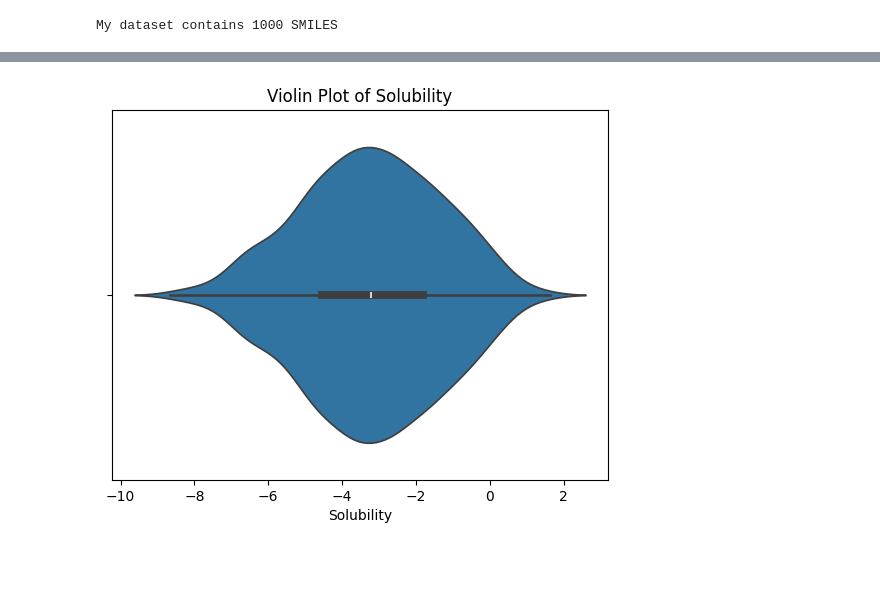
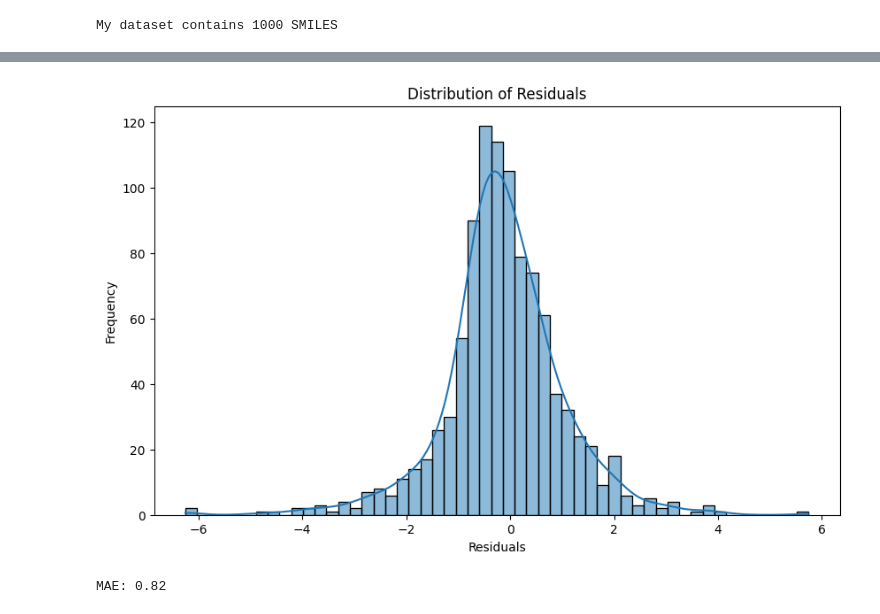
Before and after one commit to dzumii/eos6oli_model_validation, a Jupyter notebook: notebooks/Ersilia_Week2_Task1_3to4.ipynb, the cells around one changed output, grey strips where cells are left out. Drawn from its saved outputs; the diff is of its cells as text; code cells hidden in the pictures; blank space fills up the shorter version.

```diff
--- a/notebooks/Ersilia_Week2_Task1_3to4.ipynb
+++ b/notebooks/Ersilia_Week2_Task1_3to4.ipynb
@@ -513,12 +471,26 @@ plt.show()
-# %%
-#violin plot
-import seaborn as sns
-
-sns.violinplot(x=solubility_values)
-plt.xlabel('Solubility')
-plt.title('Violin Plot of Solubility')
-
-plt.savefig('/content/drive/MyDrive/Ersilia/1000MoleculesViolin_plot.png')
-plt.show()
-# %% [output]
-[figure, removed]
+# %%
+# Calculate residuals
+predictions['Residuals'] = predictions['actual_solubility'] - predictions['predicted_solubility']
+
+# Create histogram of residuals
+plt.figure(figsize=(10, 6))
+sns.histplot(predictions['Residuals'], kde=True)
+plt.title('Distribution of Residuals')
+plt.xlabel('Residuals')
+plt.ylabel('Frequency')
+
+plt.savefig('/content/drive/MyDrive/Ersilia/1000MoleculesResidual_plot.png')
+plt.show()
+# %% [output]
+[figure, added]
+# %%
+import numpy as np
+from sklearn.metrics import mean_absolute_error, mean_squared_error
+
+mae = mean_absolute_error(predictions['actual_solubility'], predictions['predicted_solubility'])
+mse = mean_squared_error(predictions['actual_solubility'], predictions['predicted_solubility'])
+rmse = np.sqrt(mse)
+
+print(f'MAE: {mae:.2f}')
+# %% [output]
+MAE: 0.82
```
Also changed, not shown: parts of 28 cells of this notebook, 10 other files.
